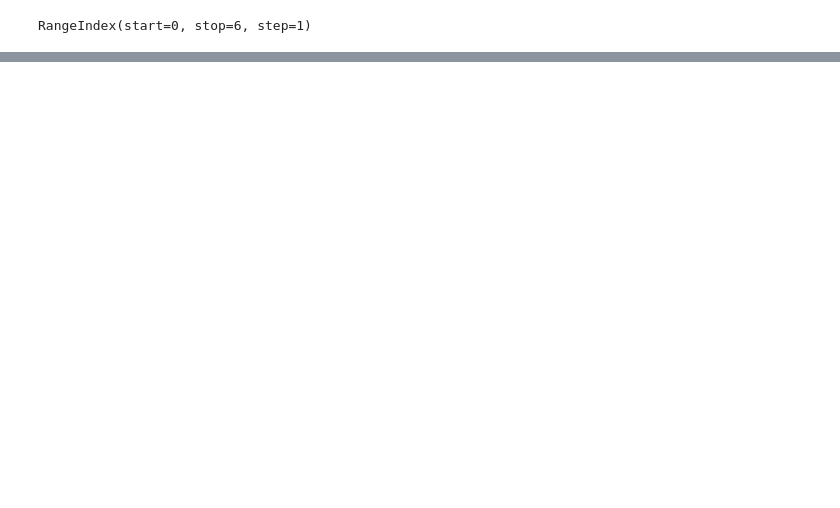
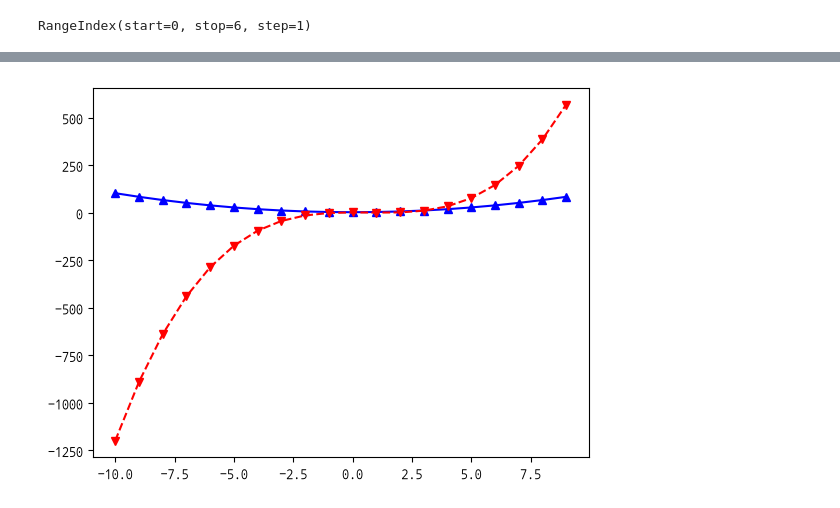
Before and after one commit to NustEred/OnDevicePython, a Jupyter notebook: 파이썬기초.ipynb, the cells around one changed output, grey strips where cells are left out. Drawn from its saved outputs; the diff is of its cells as text; code cells hidden in the pictures; blank space fills up the shorter version.

```diff
--- a/파이썬기초.ipynb
+++ b/파이썬기초.ipynb
@@ -1670,0 +2029,7 @@ df1
+# %%
+# 한글 폰트 설정
+import matplotlib.font_manager as fm
+font_path = "C:\\Windows\\Fonts\\나눔고딕코딩.ttf"
+fontprop = fm.FontProperties(fname=font_path)
+plt.rcParams['font.family'] = fontprop.get_name()
+plt.rcParams['axes.unicode_minus'] = False # 마이너스 기호 깨짐 방지
@@ -1670,0 +2045,9 @@ df1
+# %%
+x = np.arange(-10,10)
+y = x**2 + 3
+yy = x**3 - 2*(x**2) + 2
+plt.plot(x,y,'b^-')
+plt.plot(x,yy,'rv--')
+plt.show()
+# %% [output]
+[figure, added]
```
Also changed, not shown: parts of 59 cells of this notebook, 2 other files.
